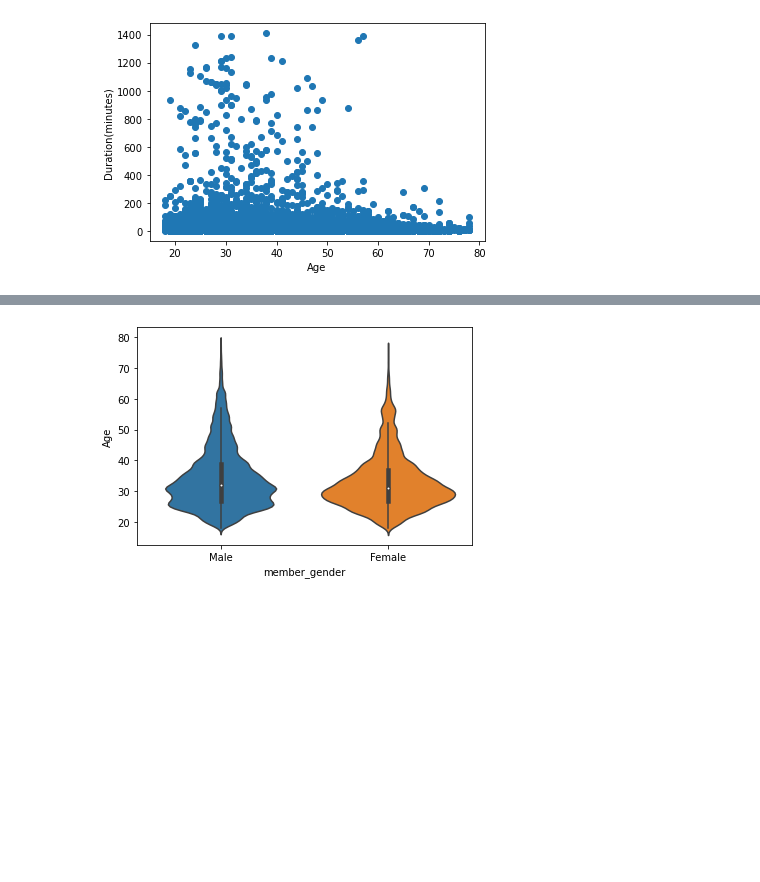
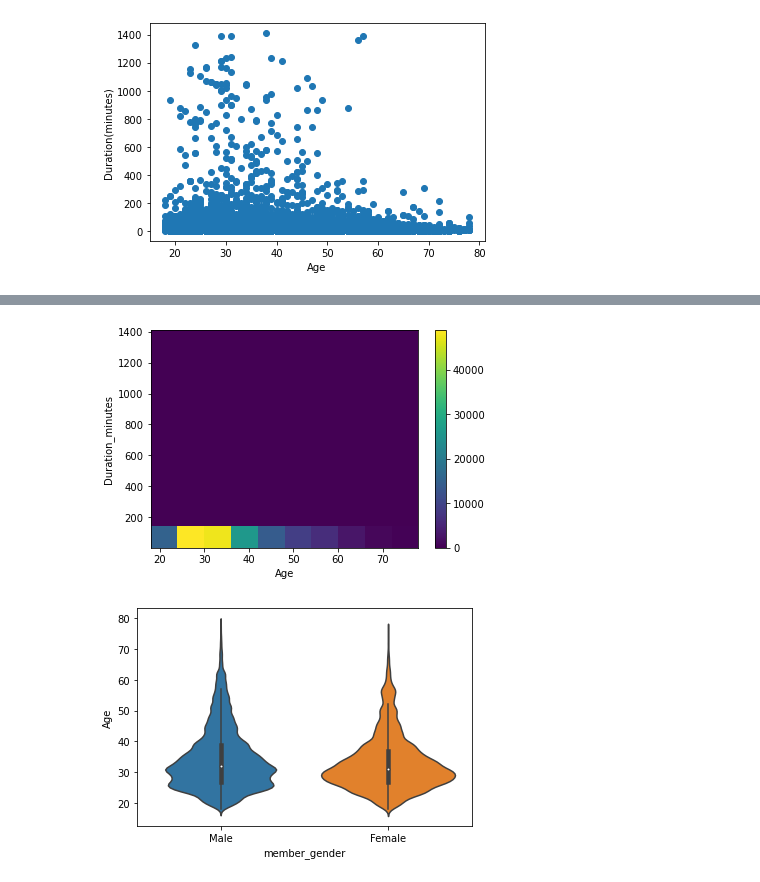
Before and after one commit to Mofeoluwa/Bikeshare-Data-Visualization, a Jupyter notebook: Part_I_exploration_template.ipynb, the cells around one changed output, grey strips where cells are left out. Cells and saved outputs as stored; diff of their text form; code cells hidden in the pictures; blank space fills up the shorter version.

```diff
--- a/Part_I_exploration_template.ipynb
+++ b/Part_I_exploration_template.ipynb
@@ -438,3 +420,10 @@ sb.regplot(data = ford_data, x = 'Age', y = 'duration_minutes', truncate=False);
+# %%
+plt.hist2d(data = ford_data, x = 'Age', y = 'duration_minutes');
+plt.colorbar()
+plt.xlabel('Age')
+plt.ylabel('Duration_minutes');
+# %% [output]
+[figure, added]
 # %%
 sb.violinplot(data=ford_data, x='member_gender', y='Age');
 # %% [output]
```
Also changed, not shown: parts of 42 cells of this notebook.
